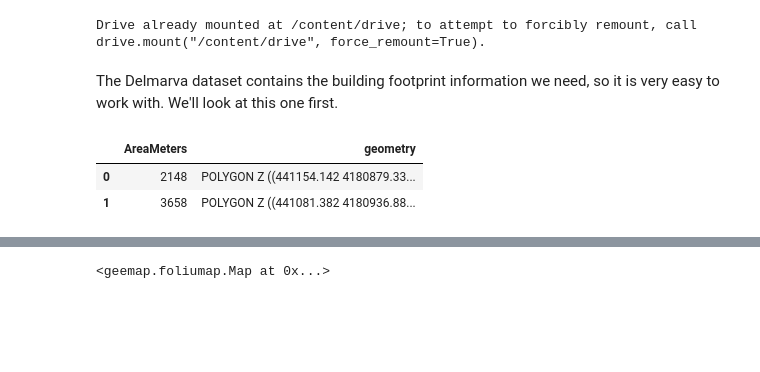
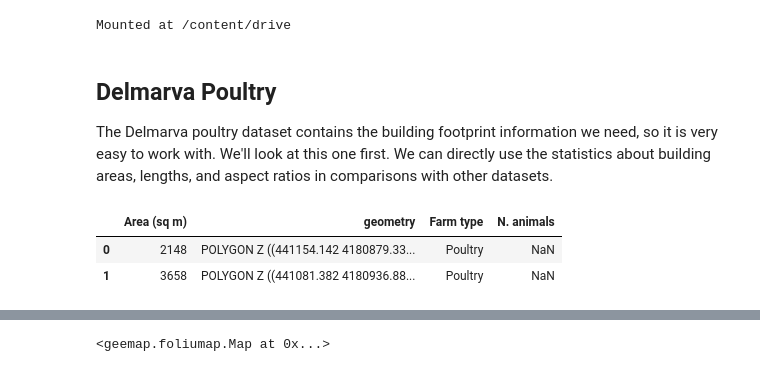
Before and after one commit to rachelemason/CAFO-AI, a Jupyter notebook: exploreUSAData.ipynb, the cells around one changed output, grey strips where cells are left out. Saved outputs shown, nothing was run; the diff lists cells and outputs as text; code cells hidden in the pictures; blank space fills up the shorter version.

```diff
--- a/exploreUSAData.ipynb
+++ b/exploreUSAData.ipynb
@@ -32,20 +47,29 @@ drive.mount('/content/drive')
 
 sys.path.append('/content/drive/MyDrive/Colab Notebooks/')
 import utils, explore
+
+@register_cell_magic
+def skip(line, cell):
+    return
 # %% [output]
-Drive already mounted at /content/drive; to attempt to forcibly remount, call drive.mount("/content/drive", force_remount=True).
+Mounted at /content/drive
 # %% [markdown]
-The Delmarva dataset contains the building footprint information we need, so it is very easy to work with. We'll look at this one first.
+## Delmarva Poultry
+
+The Delmarva poultry dataset contains the building footprint information we need, so it is very easy to work with. We'll look at this one first. We can directly use the statistics about building areas,  lengths, and aspect ratios in comparisons with other datasets.
 # %%
 # Read in the DMV data and calculate lengths and aspect ratios
 
 f = "/content/drive/MyDrive/CAFO_data/USA/Delmarva_PL_House_Final/Delmarva_PL_House_Final2.shp"
 dmv = gpd.read_file(f)
+dmv.rename(columns={"AreaMeters": "Area (sq m)"}, inplace=True)
+dmv.loc[:, 'Farm type'] = 'Poultry'
+dmv.loc[:, 'N. animals'] = np.nan
 display(dmv.head(2))
 
 temp = dmv['geometry'].minimum_rotated_rectangle().to_crs('EPSG:32618')
-dmv[['Length', 'Aspect Ratio']] = temp.apply(explore.calc_length_etc)
+dmv[['Length (m)', 'Aspect ratio']] = temp.apply(explore.calc_length_etc)
 # %% [output]
-|  | AreaMeters | geometry |
-| 0 | 2148 | POLYGON Z ((441154.142 4180879.33... |
-| 1 | 3658 | POLYGON Z ((441081.382 4180936.88... |
+|  | Area (sq m) | geometry | Farm type | N. animals |
+| 0 | 2148 | POLYGON Z ((441154.142 4180879.33... | Poultry | NaN |
+| 1 | 3658 | POLYGON Z ((441081.382 4180936.88... | Poultry | NaN |
```
Also changed, not shown: parts of 29 cells of this notebook, 3 other files.
